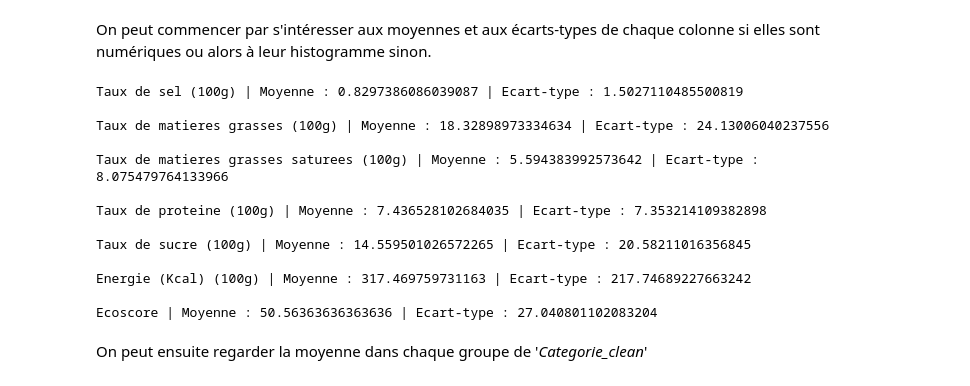
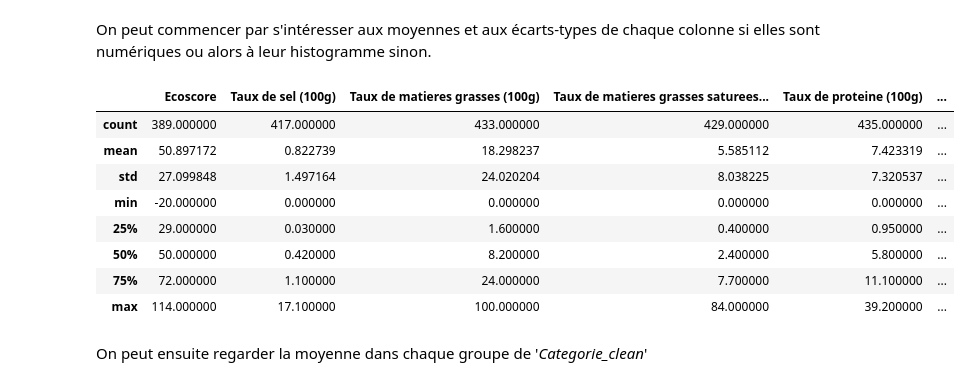
Before and after one commit to MaelTremouille/Projet-python-pour-la-data-science---ENSAE-Paris, a Jupyter notebook: src/food_fatcs.ipynb, the cells around one changed output. Saved outputs shown, nothing was run; the diff lists cells and outputs as text; code cells hidden in the pictures.

```diff
--- a/src/food_fatcs.ipynb
+++ b/src/food_fatcs.ipynb
@@ -110,33 +110,18 @@ data = Statistiques().df
 ### a) Statistiques descriptives univariées
 # %% [markdown]
 On peut commencer par s'intéresser aux moyennes et aux écarts-types de chaque colonne si elles sont numériques ou alors à leur histogramme sinon.
-# %%
-import warnings
-warnings.filterwarnings("ignore", category=FutureWarning)
-
-numeric_columns =[
-            'Taux de sel (100g)', 'Taux de matieres grasses (100g)',
-            'Taux de matieres grasses saturees (100g)',
-            'Taux de proteine (100g)', 'Taux de sucre (100g)',
-            'Energie (Kcal) (100g)', 'Ecoscore'
-            ]
-
-for i in range(len(numeric_columns)):
-    print(f"{numeric_columns[i]} | Moyenne : {data[numeric_columns].mean()[i]} | Ecart-type : {data[numeric_columns].std()[i]}\n")
-# %% [output]
-Taux de sel (100g) | Moyenne : 0.8297386086039087 | Ecart-type : 1.5027110485500819
-
-Taux de matieres grasses (100g) | Moyenne : 18.32898973334634 | Ecart-type : 24.13006040237556
-
-Taux de matieres grasses saturees (100g) | Moyenne : 5.594383992573642 | Ecart-type : 8.075479764133966
-
-Taux de proteine (100g) | Moyenne : 7.436528102684035 | Ecart-type : 7.353214109382898
-
-Taux de sucre (100g) | Moyenne : 14.559501026572265 | Ecart-type : 20.58211016356845
-
-Energie (Kcal) (100g) | Moyenne : 317.469759731163 | Ecart-type : 217.74689227663242
-
-Ecoscore | Moyenne : 50.56363636363636 | Ecart-type : 27.040801102083204
+# %%
+data.describe()
+# %% [output]
+|  | Ecoscore | Taux de sel (100g) | Taux de matieres grasses (100g) | Taux de matieres grasses saturees... | Taux de proteine (100g) | ... |
+| count | 389.000000 | 417.000000 | 433.000000 | 429.000000 | 435.000000 | ... |
+| mean | 50.897172 | 0.822739 | 18.298237 | 5.585112 | 7.423319 | ... |
+| std | 27.099848 | 1.497164 | 24.020204 | 8.038225 | 7.320537 | ... |
+| min | -20.000000 | 0.000000 | 0.000000 | 0.000000 | 0.000000 | ... |
+| 25% | 29.000000 | 0.030000 | 1.600000 | 0.400000 | 0.950000 | ... |
+| 50% | 50.000000 | 0.420000 | 8.200000 | 2.400000 | 5.800000 | ... |
+| 75% | 72.000000 | 1.100000 | 24.000000 | 7.700000 | 11.100000 | ... |
+| max | 114.000000 | 17.100000 | 100.000000 | 84.000000 | 39.200000 | ... |
 # %% [markdown]
 On peut ensuite regarder la moyenne dans chaque groupe de '*Categorie_clean*'
 # %%
```
Also changed, not shown: parts of 20 cells of this notebook, 5 other files.
